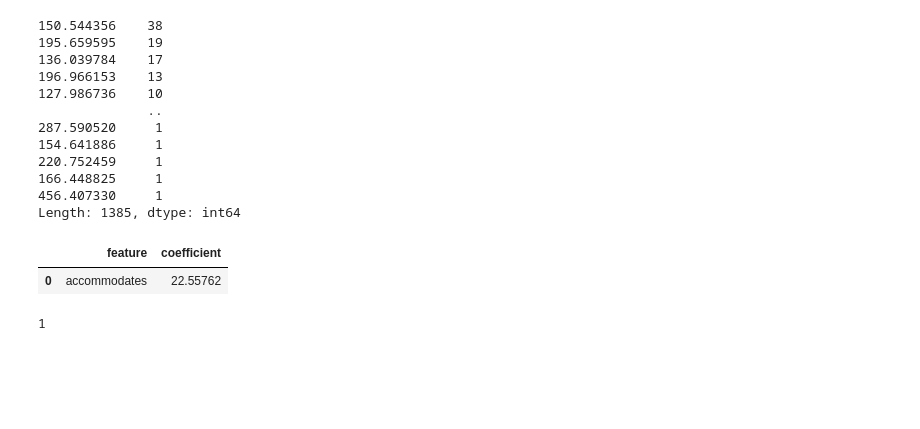
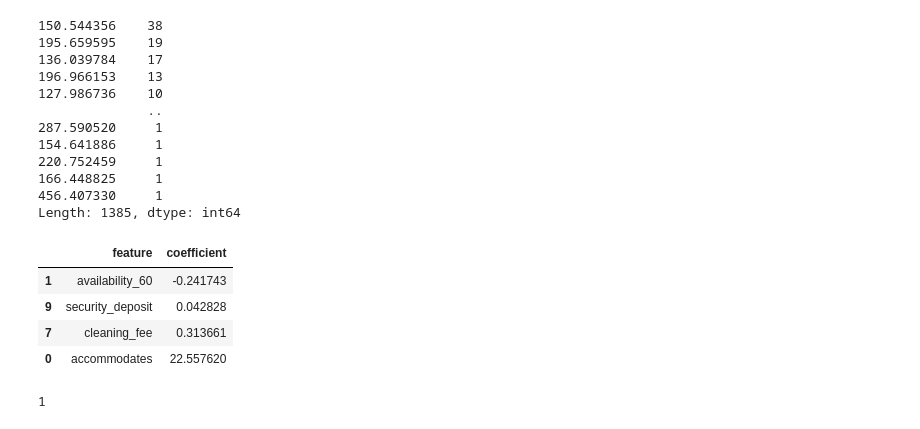
Before and after one commit to shabnami/Capstone_project_Airbnb, a Jupyter notebook: Airbnb.ipynb, the cells around one changed output. Cells and saved outputs as stored; diff of their text form; code cells hidden in the pictures; blank space fills up the shorter version.

```diff
--- a/Airbnb.ipynb
+++ b/Airbnb.ipynb
@@ -207,7 +214,7 @@ col_to_drop = ['calendar_updated', 'extra_people']
 df = df.drop (col_to_drop , axis = 1)
 # %%
 #comparing if zipcode, latittude and longtitude or neighborhood will have most impact
-zipcode = ['zipcode']
+zipcode = ['neighbourhood_cleansed']
 df = df.drop (zipcode , axis = 1)
 # %%
 #df.head()
@@ -1574,25 +1534,28 @@ Length: 1385, dtype: int64
 # %%
 pd.set_option('display.max_rows', 1000)
 # Grabbing the preprocessor
 pre = fit_model.named_steps['preprocessor']
 
 # Getting the numerical and categorical features from the pipeline
 num_feats = pre.transformers_[0][2]
 cat_feats = pre.transformers_[1][1]['onehot']\
                    .get_feature_names(categorical_features)
 all_feats = num_feats+list(cat_feats)
 
 # Dataframe for visual examination of coefficients
 df_coefs = pd.DataFrame()
 df_coefs['feature'] = all_feats
 df_coefs['coefficient'] = model.coef_
 
-#df_coefs[abs(df_coefs['coefficient'])> 0].sort_values("coefficient")
+df_coefs[abs(df_coefs['coefficient'])> 0].sort_values("coefficient")
 # Filter out all but the coefficients with some significance
-df_coefs[df_coefs['coefficient'] > 1]
+#df_coefs[df_coefs['coefficient'] > 0]
 # %% [output]
 |  | feature | coefficient |
-| 0 | accommodates | 22.55762 |
+| 1 | availability_60 | -0.241743 |
+| 9 | security_deposit | 0.042828 |
+| 7 | cleaning_fee | 0.313661 |
+| 0 | accommodates | 22.557620 |
 # %%
 m=df_coefs[df_coefs['coefficient'] > 1]
 len(m)
```
Also changed, not shown: parts of 30 cells of this notebook.
